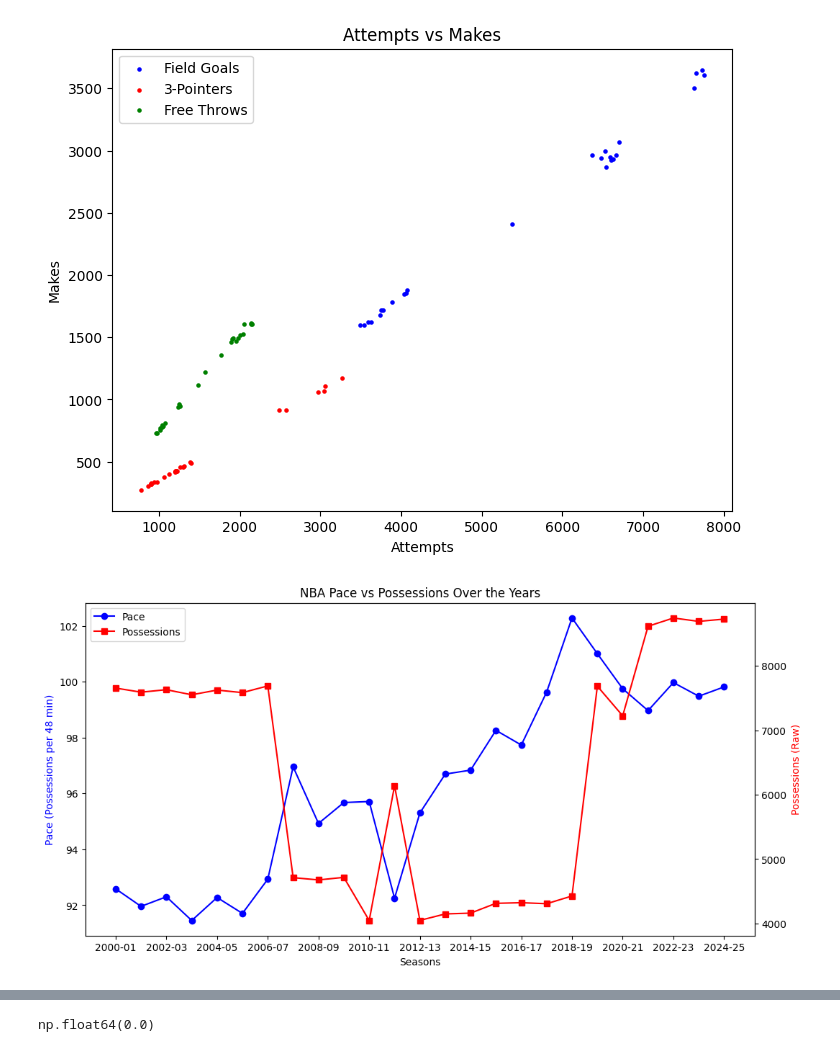
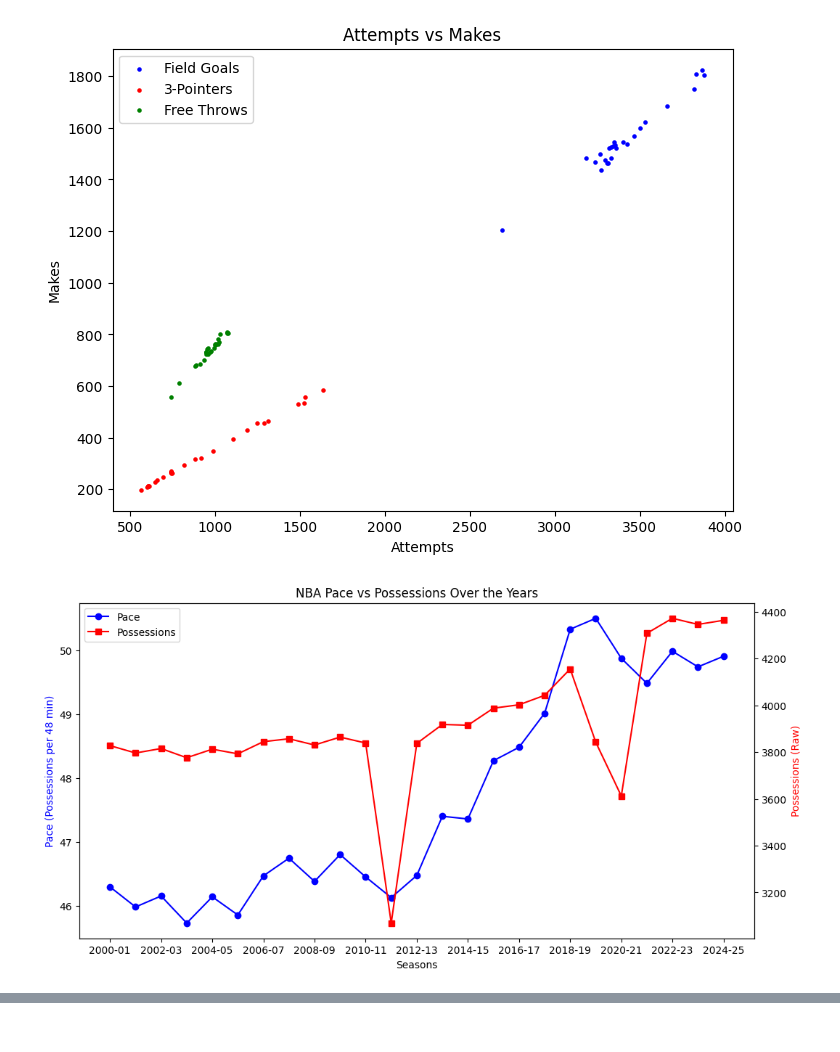
Before and after one commit to Ai-C-12/NBA-Evolution-of-Strategy, a Jupyter notebook: notebooks/NBA_data.ipynb, the cells around one changed output, grey strips where cells are left out. Drawn from its saved outputs; the diff is of its cells as text; code cells hidden in the pictures.

```diff
--- a/notebooks/NBA_data.ipynb
+++ b/notebooks/NBA_data.ipynb
@@ -220,9 +220,20 @@ import matplotlib.pyplot as plt
 
 final_data1 = pd.read_csv("finalized_NBA_data.csv")
 final_data2 = pd.read_csv("basic_NBA_data.csv")
-final_df = pd.concat([final_data1, final_data2])
+final_df = pd.concat([final_data1, final_data2], ignore_index=True)
 
+# Dropped and replaced null values
+final_df.dropna(subset=["TEAM_NAME"], inplace=True)
 
+# Find columns with "PCT" in the name
+pct_cols = [c for c in final_df.columns if "PCT" in c]
+
+# Fill NaNs percentage with season average
+final_df[pct_cols] = final_df.groupby("SEASON")[pct_cols].transform("mean").round(3)
+final_df.fillna(0, inplace=True)
+
+# Reset index
+final_df.reset_index(drop=True, inplace=True)
 
 # Field Goals
 fig, ax = plt.subplots(figsize=(8,6))
@@ -347,32 +358,32 @@ ax1.plot(Assist.index, assistPct, marker="o", color="red", label="Assist Percent
 
 plt.xlabel("Seasons")
 plt.ylabel("Percentage")
 plt.title("Assisted vs Isolation Baskets")
 plt.legend()
 plt.show()
 
 
 # EFG_PCT with 3pt attempts or made
 fig, ax1 = plt.subplots(figsize=(12,6))
 
 ax2 = ax1.twinx()
 
 EFG = final_df.groupby("SEASON")[["EFG_PCT"]].mean() * 100
 ax1.plot(EFG.index, EFG["EFG_PCT"], color="green", marker="o", label="Effective Field Goal %")
 ax1.set_yticks(range(47, 55, 1))
 ax1.set_yticklabels([f"{i}%" for i in range(47, 55, 1)])
 ax1.set_ylabel("Effective Field Goal %", color="green")
 
 threePt = final_df.groupby("SEASON")[["FG3A", "FG3M"]].mean()
 ax2.plot(threePt.index, threePt["FG3A"], color="red", marker="o", label="3-Points Attempted")
 ax2.set_xticks(threePt.index[::2])
 ax2.set_ylabel("3-Points Attempted", color="red")
 
 handles1, labels1 = ax1.get_legend_handles_labels()
 handles2, labels2 = ax2.get_legend_handles_labels()
 ax1.legend(handles1 + handles2, labels1 + labels2, loc="upper left")
 plt.title("3-Point Efficiency Overtime")
 plt.show()
 # %% [output]
-[figure, old version]
+[figure, new version]
-[figure, old version]
+[figure, new version]
@@ -384,8 +395,22 @@ plt.show()
 # %%
 import pandas as pd
 
-df = pd.read_csv('basic_NBA_data.csv')
+dfa = pd.read_csv('advanced_NBA_data.csv')
+dfb = pd.read_csv('basic_NBA_data.csv')
+final_df = pd.concat([dfa, dfb], ignore_index=True)
 
-df["PFD"].isna().mean()
+# Dropped and replaced null values
+final_df.dropna(subset=["TEAM_NAME"], inplace=True)
+
+# Find columns with "PCT" in the name
+pct_cols = [c for c in final_df.columns if "PCT" in c]
+
+# Fill NaNs percentage with season average
+final_df[pct_cols] = final_df.groupby("SEASON")[pct_cols].transform("mean").round(3)
+final_df.fillna(0, inplace=True)
+
+# Reset index
+final_df.reset_index(drop=True, inplace=True)
+
+# To csv
+final_df.to_csv('NBA_combined_data.csv', index=False)
-# %% [output]
-np.float64(0.0)
```
Also changed, not shown: parts of 1 cell of this notebook.
